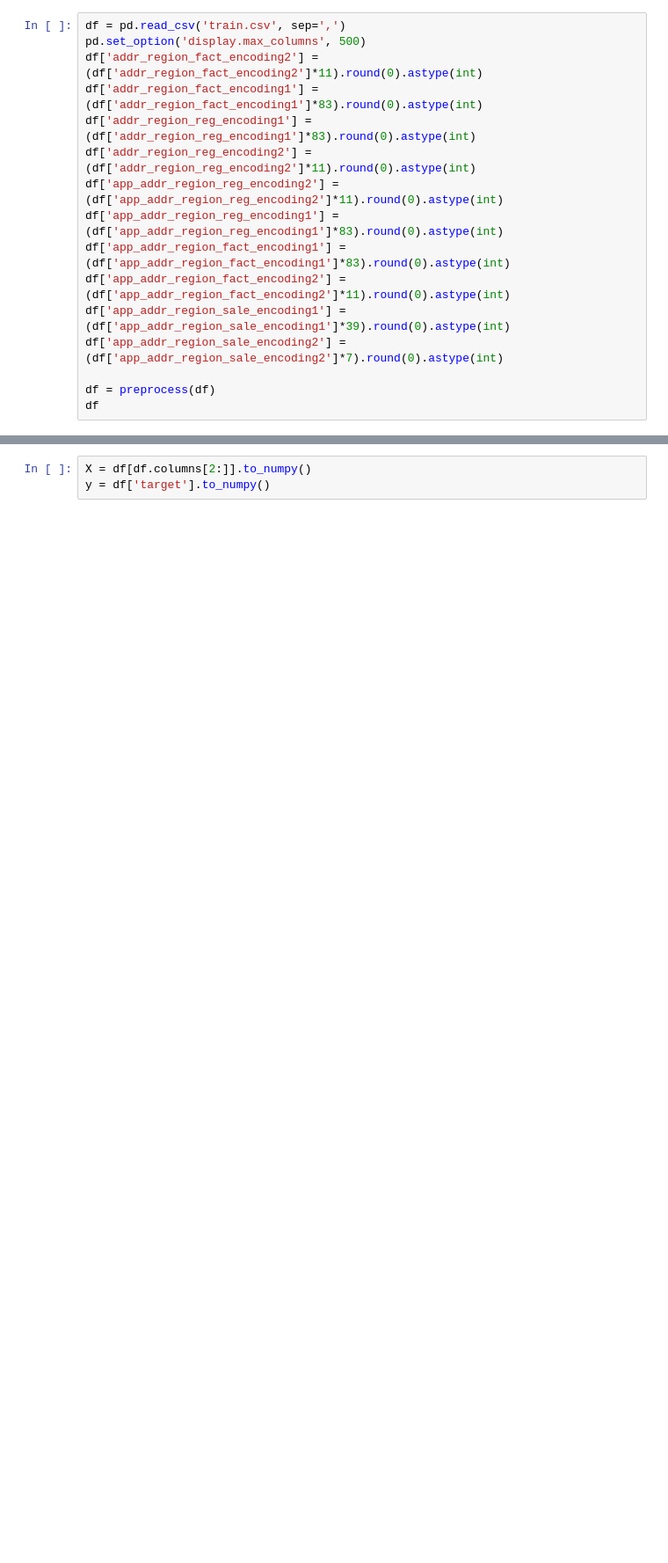
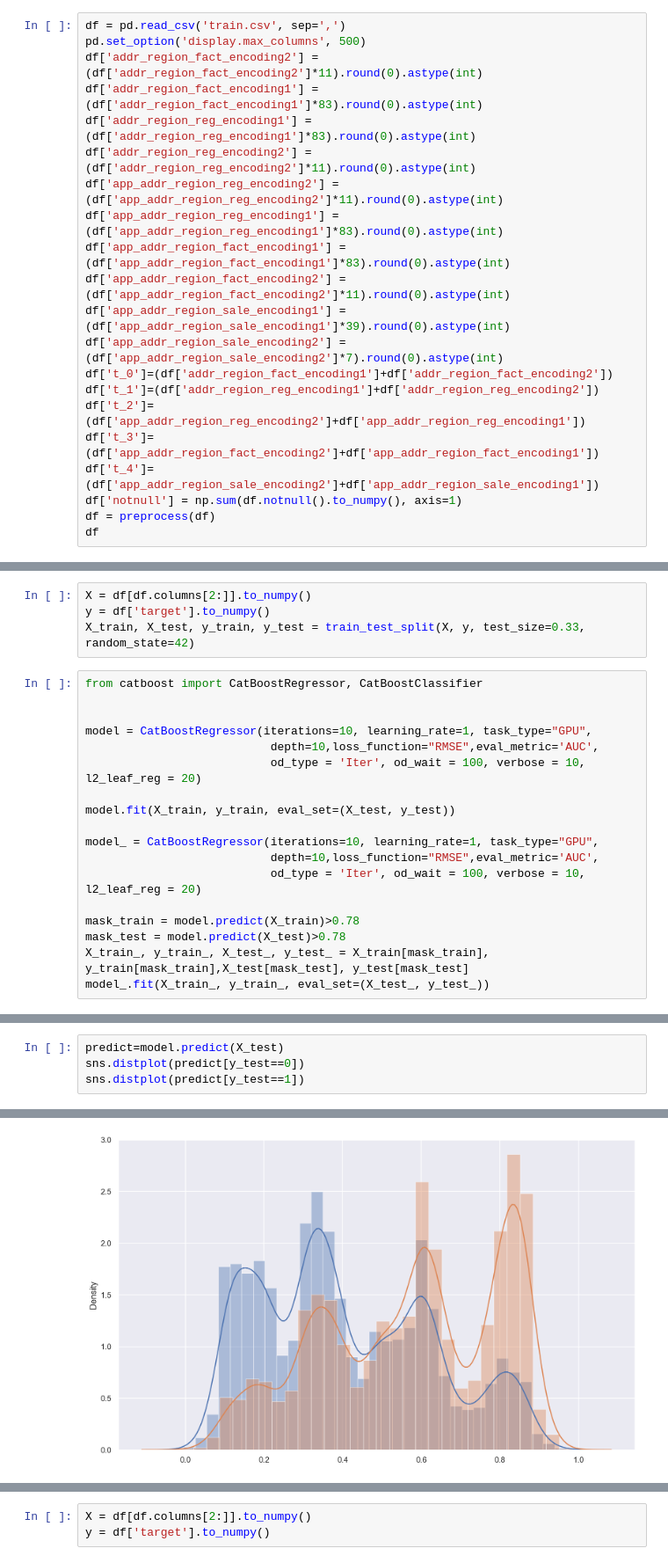
Before and after one commit to Oxonomy/IDAO-2020-FinalRound, a Jupyter notebook: modeling.ipynb, the cells around one changed output, grey strips where cells are left out. Shown at 88% size. Cells and saved outputs as stored; diff of their text form; blank space fills up the shorter version.

```diff
--- a/modeling.ipynb
+++ b/modeling.ipynb
@@ -45,7 +45,12 @@ df['app_addr_region_fact_encoding1'] = (df['app_addr_region_fact_encoding1']*83)
 df['app_addr_region_fact_encoding2'] = (df['app_addr_region_fact_encoding2']*11).round(0).astype(int)
 df['app_addr_region_sale_encoding1'] = (df['app_addr_region_sale_encoding1']*39).round(0).astype(int)
 df['app_addr_region_sale_encoding2'] = (df['app_addr_region_sale_encoding2']*7).round(0).astype(int)
-
+df['t_0']=(df['addr_region_fact_encoding1']+df['addr_region_fact_encoding2'])
+df['t_1']=(df['addr_region_reg_encoding1']+df['addr_region_reg_encoding2'])
+df['t_2']=(df['app_addr_region_reg_encoding2']+df['app_addr_region_reg_encoding1'])
+df['t_3']=(df['app_addr_region_fact_encoding2']+df['app_addr_region_fact_encoding1'])
+df['t_4']=(df['app_addr_region_sale_encoding2']+df['app_addr_region_sale_encoding1'])
+df['notnull'] = np.sum(df.notnull().to_numpy(), axis=1)
 df = preprocess(df)
 df
 # %% [output]
@@ -66,0 +85,22 @@ df
+# %%
+X = df[df.columns[2:]].to_numpy()
+y = df['target'].to_numpy()
+X_train, X_test, y_train, y_test = train_test_split(X, y, test_size=0.33, random_state=42)
+# %%
+from catboost import CatBoostRegressor, CatBoostClassifier
+
+
+model = CatBoostRegressor(iterations=10, learning_rate=1, task_type="GPU",
+                           depth=10,loss_function="RMSE",eval_metric='AUC',
+                           od_type = 'Iter', od_wait = 100, verbose = 10, l2_leaf_reg = 20)
+
+model.fit(X_train, y_train, eval_set=(X_test, y_test))
+
+model_ = CatBoostRegressor(iterations=10, learning_rate=1, task_type="GPU",
+                           depth=10,loss_function="RMSE",eval_metric='AUC',
+                           od_type = 'Iter', od_wait = 100, verbose = 10, l2_leaf_reg = 20)
+
+mask_train = model.predict(X_train)>0.78
+mask_test = model.predict(X_test)>0.78
+X_train_, y_train_, X_test_, y_test_ = X_train[mask_train], y_train[mask_train],X_test[mask_test], y_test[mask_test]
+model_.fit(X_train_, y_train_, eval_set=(X_test_, y_test_))
@@ -66,0 +316,5 @@ df
+# %%
+predict=model.predict(X_test)
+sns.distplot(predict[y_test==0])
+sns.distplot(predict[y_test==1])
+# %% [output]
@@ -66,0 +322 @@ df
+[figure, added]
```
Also changed, not shown: parts of 48 cells of this notebook, 2 other files.
